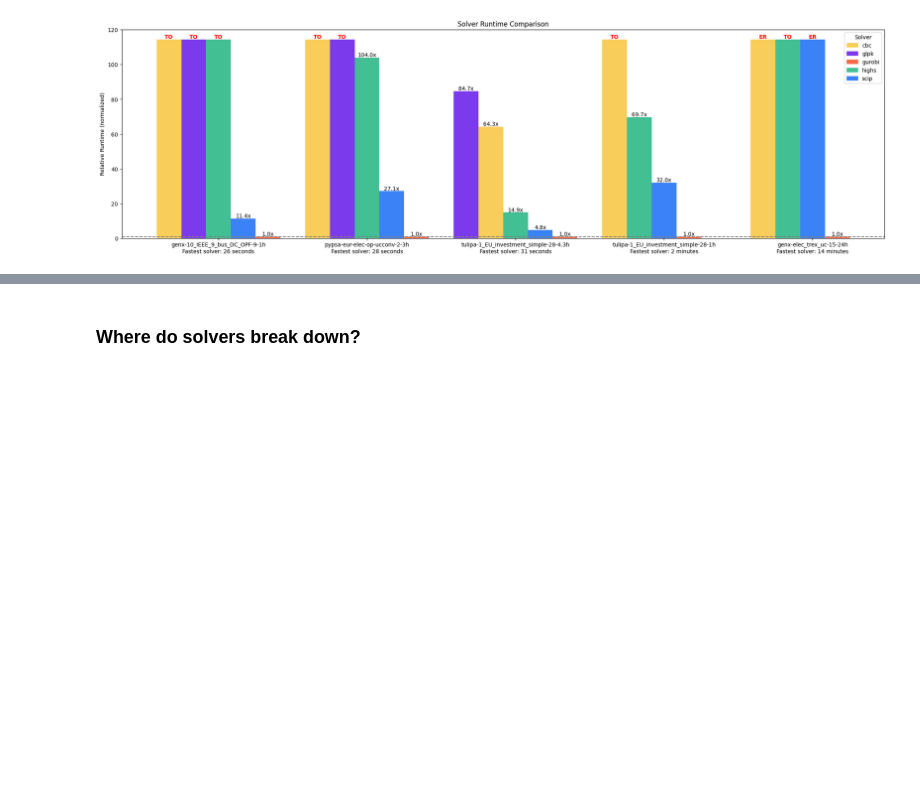
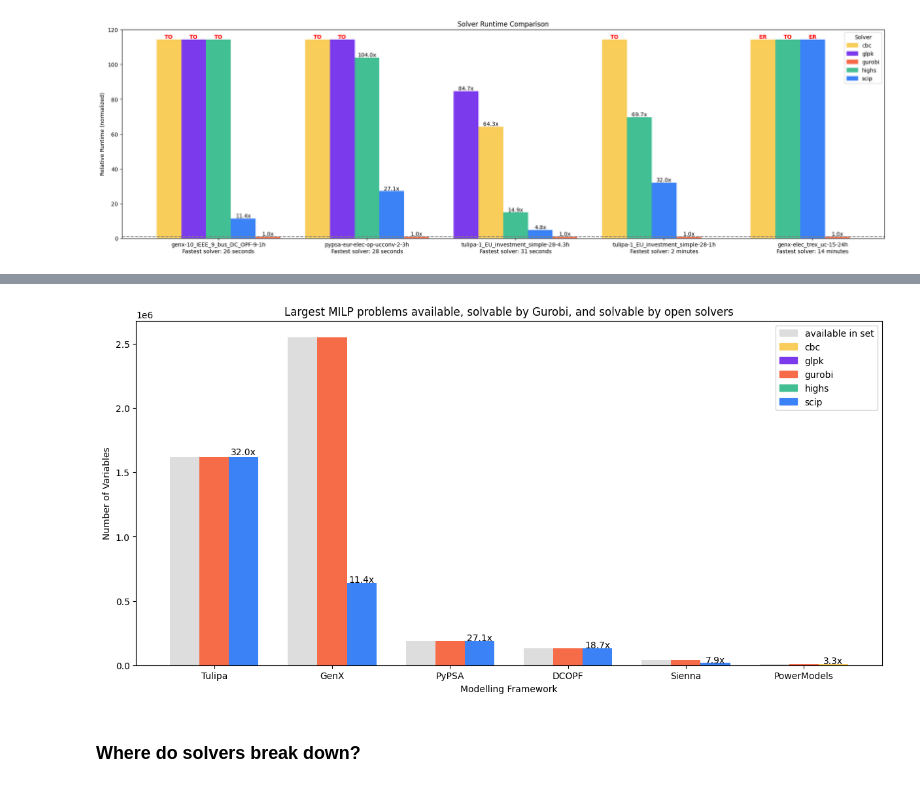
Before and after one commit to open-energy-transition/solver-benchmark, a Jupyter notebook: pocs/key-insights.ipynb, the cells around one changed output, grey strips where cells are left out. Drawn from its saved outputs; the diff is of its cells as text; code cells hidden in the pictures; blank space fills up the shorter version.

```diff
--- a/pocs/key-insights.ipynb
+++ b/pocs/key-insights.ipynb
@@ -390,0 +406,33 @@ plot_runtime_slowdowns(to_plot_results, figsize=(20, 6))
+# %%
+# The largest MILP problems available, solveable by open solvers, and solvable by Gurobi for each model framework
+
+# Largest MILPs solveable by open solvers
+largest_milp_per_model = (
+    os_feasible_results.query('`Problem Class` == "MILP"')
+    .sort_values("Num. Variables", ascending=False)
+    .drop_duplicates("Modelling Framework")
+    .set_index("Modelling Framework")
+)
+# Add to this table the largest MILP problems solveable by Gurobi
+largest_milp_per_model = largest_milp_per_model.join(
+    gurobi_results.query('`Problem Class` == "MILP"')
+    .sort_values("Num. Variables", ascending=False)
+    .drop_duplicates("Modelling Framework")
+    .set_index("Modelling Framework")["Num. Variables"],
+    rsuffix=" - Gurobi",
+)
+# Add to this table the largest MILP problems available
+largest_milp_per_model = largest_milp_per_model.join(
+    results_n_meta.query('`Problem Class` == "MILP"')
+    .sort_values("Num. Variables", ascending=False)
+    .drop_duplicates("Modelling Framework")
+    .set_index("Modelling Framework")["Num. Variables"],
+    rsuffix=" - Available",
+)
+largest_milp_per_model = largest_milp_per_model.sort_values(
+    "Num. Variables", ascending=False
+)
+largest_milp_per_model[
+    [c for c in cols_of_interest if c != "Runtime - Gurobi"]
+    + ["Num. Variables - Gurobi", "Num. Variables - Available"]
+]
@@ -391,2 +498,6 @@ plot_runtime_slowdowns(to_plot_results, figsize=(20, 6))
+# %%
+plot_largest_probs(largest_milp_per_model, "MILP")
+# %% [output]
+[figure, added]
 # %% [markdown]
 ### Where do solvers break down?
```
Also changed, not shown: parts of 23 cells of this notebook.
